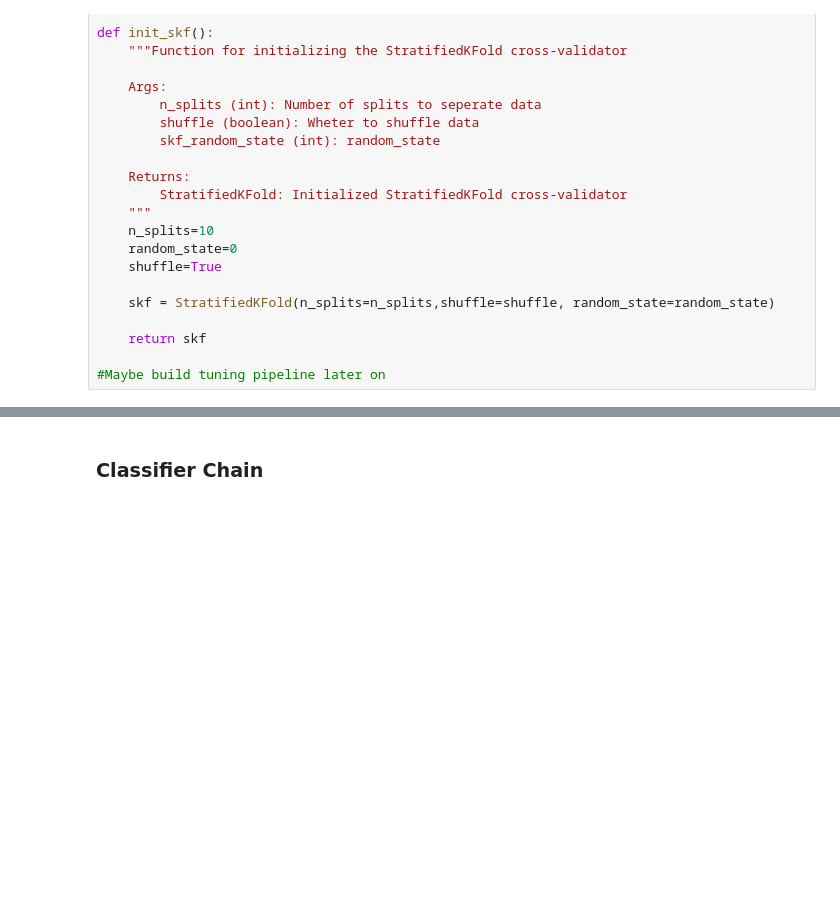
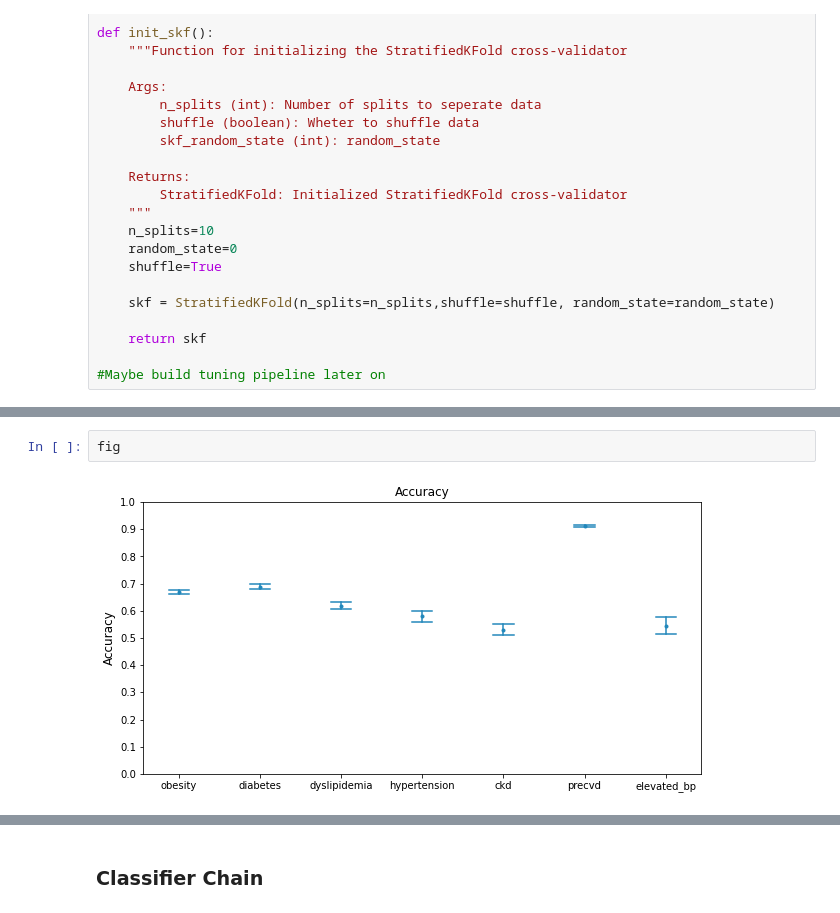
Before and after one commit to Amandoj/DSC180-Q2-Project, a Jupyter notebook: emerson_dev.ipynb, the cells around one changed output, grey strips where cells are left out. Saved outputs shown, nothing was run; the diff lists cells and outputs as text; blank space fills up the shorter version.

```diff
--- a/emerson_dev.ipynb
+++ b/emerson_dev.ipynb
@@ -348,2 +414,6 @@ for i, disease in enumerate(diseases, start=1):
+# %%
+fig
+# %% [output]
+[figure, added]
 # %%
 classifiers
```
Also changed, not shown: parts of 7 cells of this notebook.
